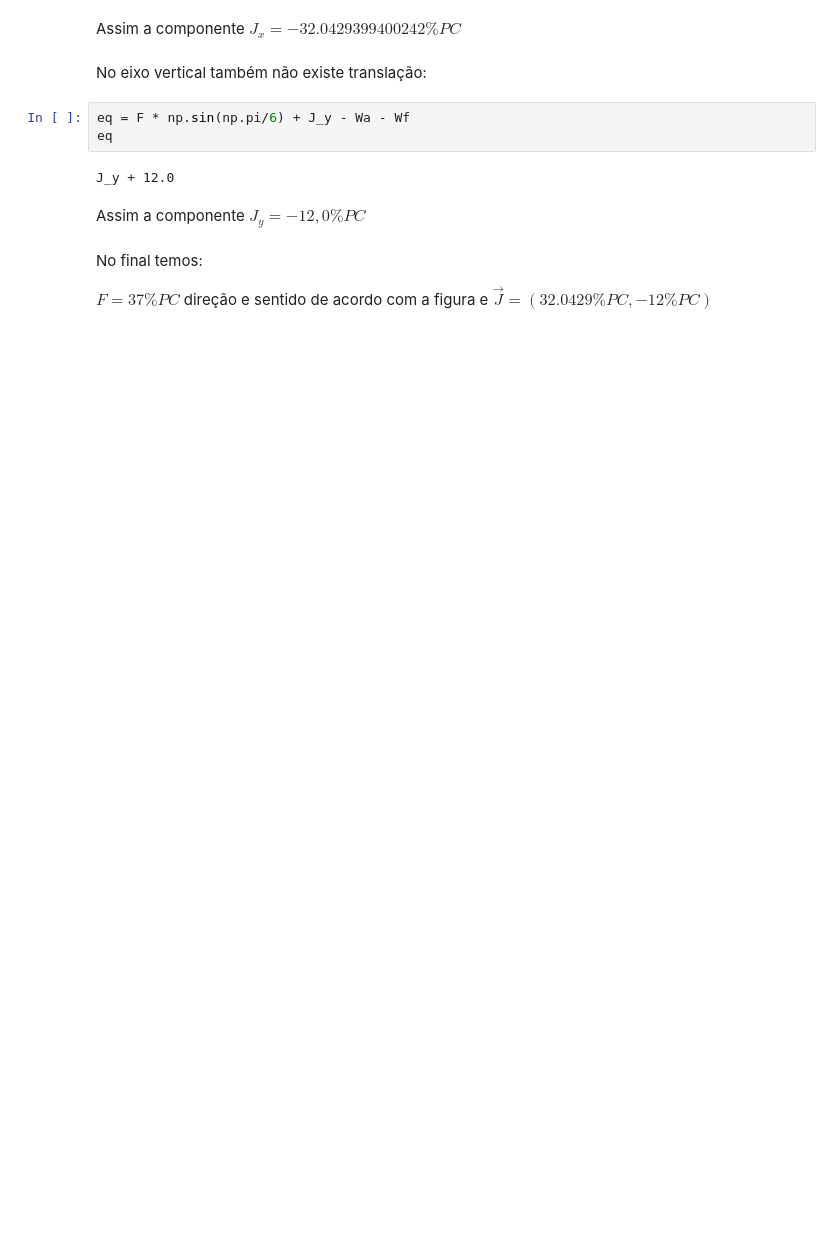
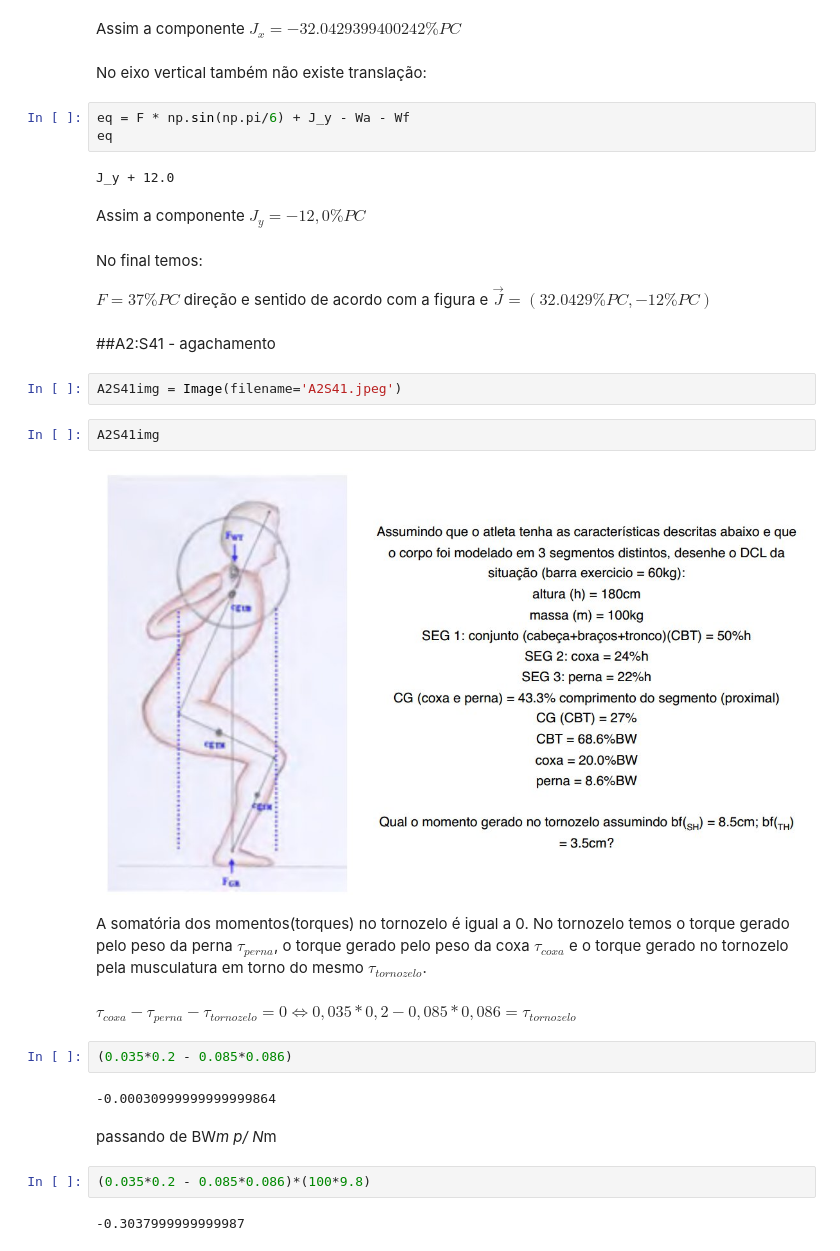
Before and after one commit to ojon/Exercicios_Biomecanica, a Jupyter notebook: ExerciciosEstatica.ipynb, the cells around one changed output. Saved outputs shown, nothing was run; the diff lists cells and outputs as text; blank space fills up the shorter version.

Commit message:
A2S41_agachamento

```diff
--- a/ExerciciosEstatica.ipynb
+++ b/ExerciciosEstatica.ipynb
@@ -97,3 +97,25 @@ Assim a componente $J_y = −12,0\% PC$
 No final temos:
 
 $F = 37\%PC$ direção e sentido de acordo com a figura e $\vec{J} = (32.0429\%PC, -12\%PC)$
+# %% [markdown]
+##A2:S41 - agachamento
+# %%
+A2S41img = Image(filename='A2S41.jpeg')
+# %%
+A2S41img
+# %% [output]
+[figure, added]
+# %% [markdown]
+A somatória dos momentos(torques) no tornozelo é igual a 0. No tornozelo temos o torque gerado pelo peso da perna $\tau_{perna}$, o torque gerado pelo peso da coxa $\tau_{coxa}$ e o torque gerado no tornozelo pela musculatura em torno do mesmo $\tau_{tornozelo}$.
+# %% [markdown]
+$\tau_{coxa} - \tau_{perna} - \tau_{tornozelo} = 0 \Longleftrightarrow 0,035*0,2 - 0,085*0,086 = \tau_{tornozelo}  $
+# %%
+(0.035*0.2 - 0.085*0.086)
+# %% [output]
+-0.00030999999999999864
+# %% [markdown]
+passando de BW*m p/ N*m
+# %%
+(0.035*0.2 - 0.085*0.086)*(100*9.8)
+# %% [output]
+-0.3037999999999987
```
Also changed, not shown: parts of 1 cell of this notebook.
